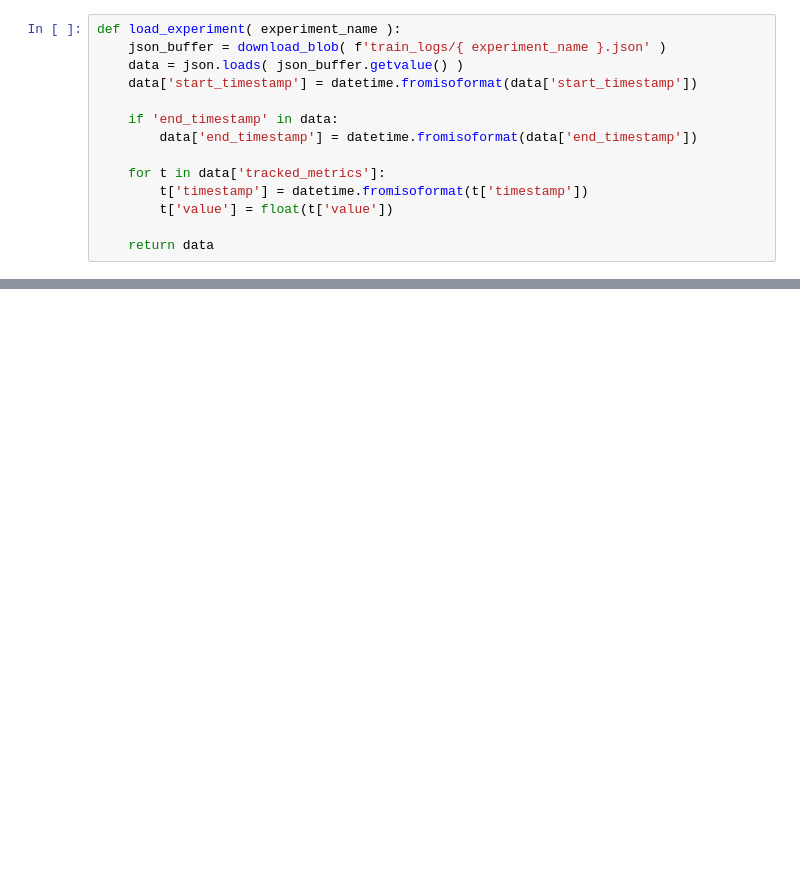
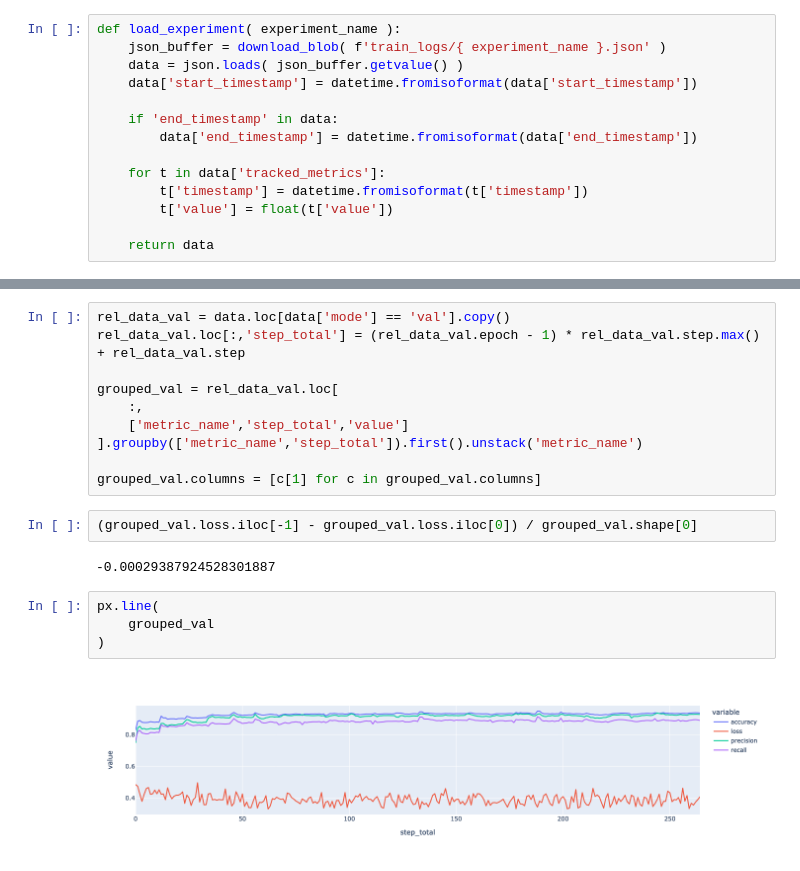
Before and after one commit to FBirwe/master-thesis_moire_detection, a Jupyter notebook: 80_Auswertungen/visualize_model_training.ipynb, the cells around one changed output, grey strips where cells are left out. Cells and saved outputs as stored; diff of their text form; blank space fills up the shorter version.

```diff
--- a/80_Auswertungen/visualize_model_training.ipynb
+++ b/80_Auswertungen/visualize_model_training.ipynb
@@ -74,3 +85,23 @@ Name: timestamp, dtype: object
+# %%
+rel_data_val = data.loc[data['mode'] == 'val'].copy()
+rel_data_val.loc[:,'step_total'] = (rel_data_val.epoch - 1) * rel_data_val.step.max() + rel_data_val.step
+
+grouped_val = rel_data_val.loc[
+    :,
+    ['metric_name','step_total','value']
+].groupby(['metric_name','step_total']).first().unstack('metric_name')
+
+grouped_val.columns = [c[1] for c in grouped_val.columns]
+# %%
+(grouped_val.loss.iloc[-1] - grouped_val.loss.iloc[0]) / grouped_val.shape[0]
+# %% [output]
+-0.00029387924528301887
+# %%
+px.line(
+    grouped_val
+)
+# %% [output]
+[figure, added]
 # %%
 get_figure(
     data,
```
Also changed, not shown: parts of 12 cells of this notebook, 17 other files.
